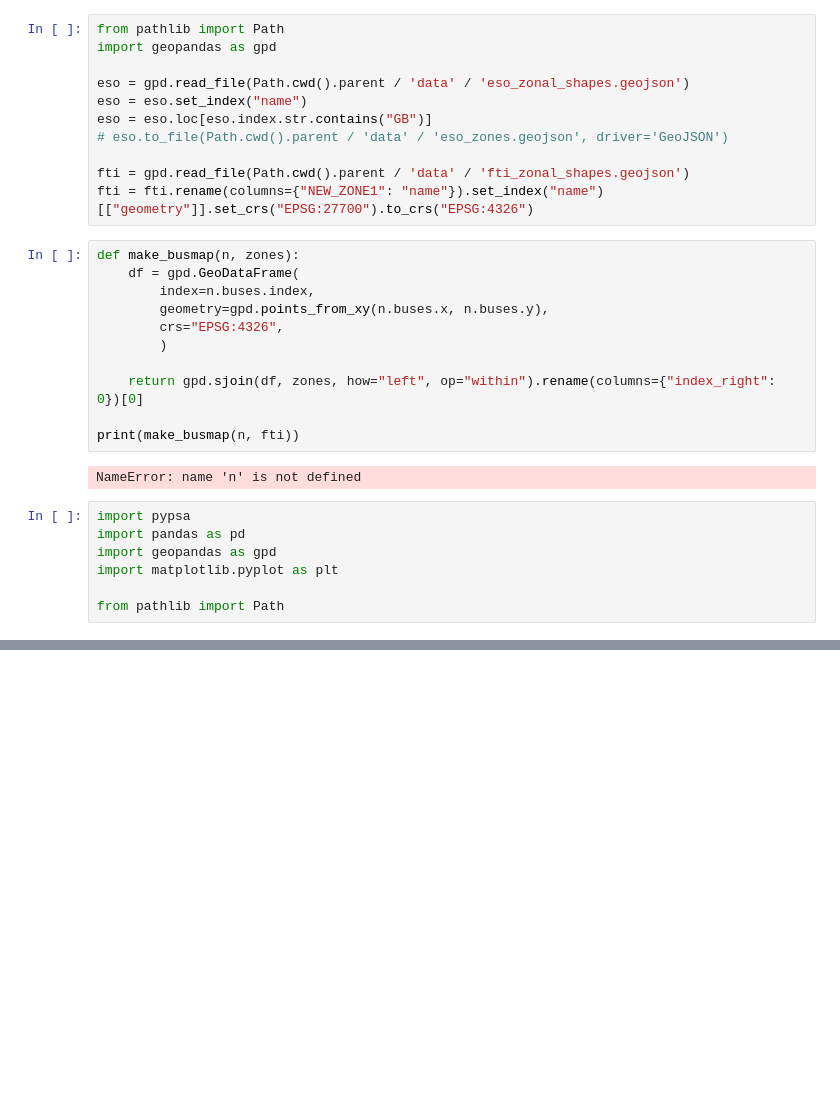
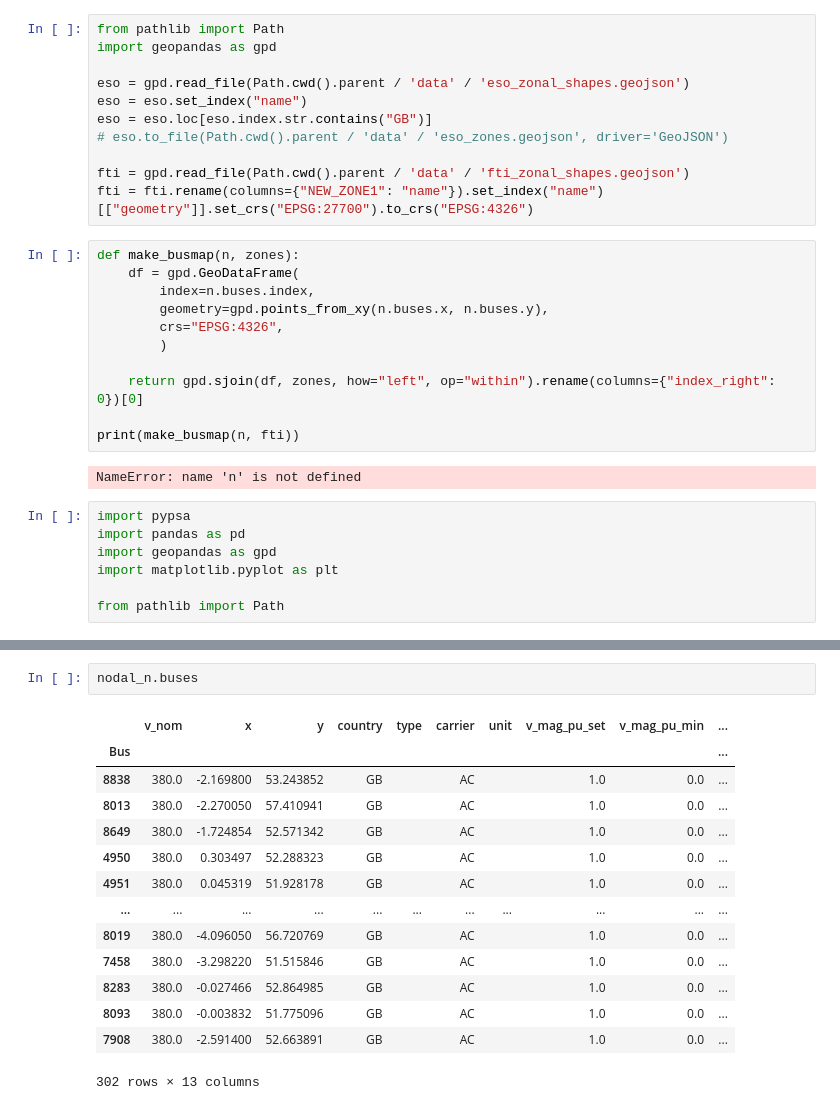
Before and after one commit to LukasFrankenQ/LMP, a Jupyter notebook: notebooks/network_tests.ipynb, the cells around one changed output, grey strips where cells are left out. Saved outputs shown, nothing was run; the diff lists cells and outputs as text; blank space fills up the shorter version.

```diff
--- a/notebooks/network_tests.ipynb
+++ b/notebooks/network_tests.ipynb
@@ -201,0 +360,17 @@ nodal_n
+# %%
+nodal_n.buses
+# %% [output]
+|  | v_nom | x | y | country | type | carrier | unit | v_mag_pu_set | v_mag_pu_min | ... |
+| Bus |  |  |  |  |  |  |  |  |  | ... |
+| 8838 | 380.0 | -2.169800 | 53.243852 | GB |  | AC |  | 1.0 | 0.0 | ... |
+| 8013 | 380.0 | -2.270050 | 57.410941 | GB |  | AC |  | 1.0 | 0.0 | ... |
+| 8649 | 380.0 | -1.724854 | 52.571342 | GB |  | AC |  | 1.0 | 0.0 | ... |
+| 4950 | 380.0 | 0.303497 | 52.288323 | GB |  | AC |  | 1.0 | 0.0 | ... |
+| 4951 | 380.0 | 0.045319 | 51.928178 | GB |  | AC |  | 1.0 | 0.0 | ... |
+| ... | ... | ... | ... | ... | ... | ... | ... | ... | ... | ... |
+| 8019 | 380.0 | -4.096050 | 56.720769 | GB |  | AC |  | 1.0 | 0.0 | ... |
+| 7458 | 380.0 | -3.298220 | 51.515846 | GB |  | AC |  | 1.0 | 0.0 | ... |
+| 8283 | 380.0 | -0.027466 | 52.864985 | GB |  | AC |  | 1.0 | 0.0 | ... |
+| 8093 | 380.0 | -0.003832 | 51.775096 | GB |  | AC |  | 1.0 | 0.0 | ... |
+| 7908 | 380.0 | -2.591400 | 52.663891 | GB |  | AC |  | 1.0 | 0.0 | ... |
+302 rows × 13 columns
```
Also changed, not shown: parts of 14 cells of this notebook.
